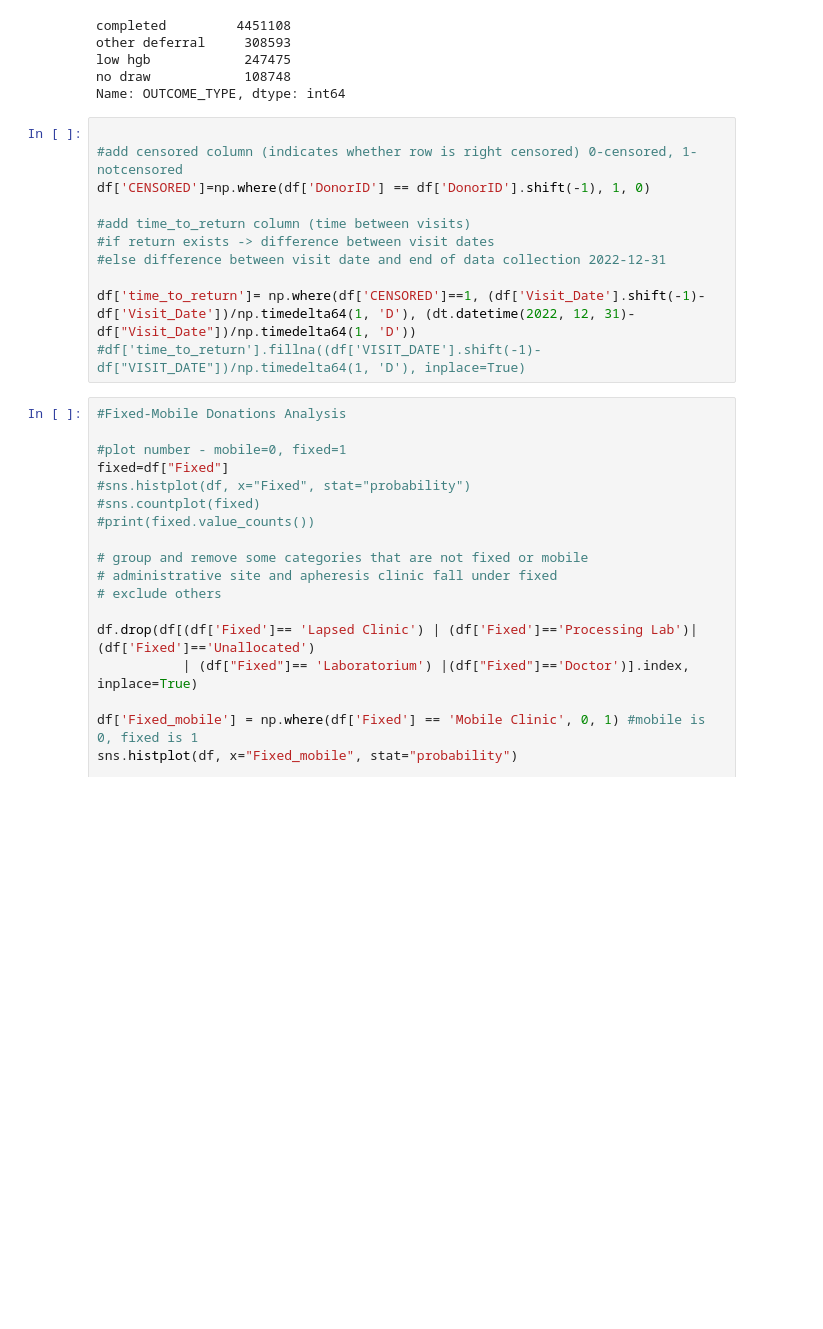
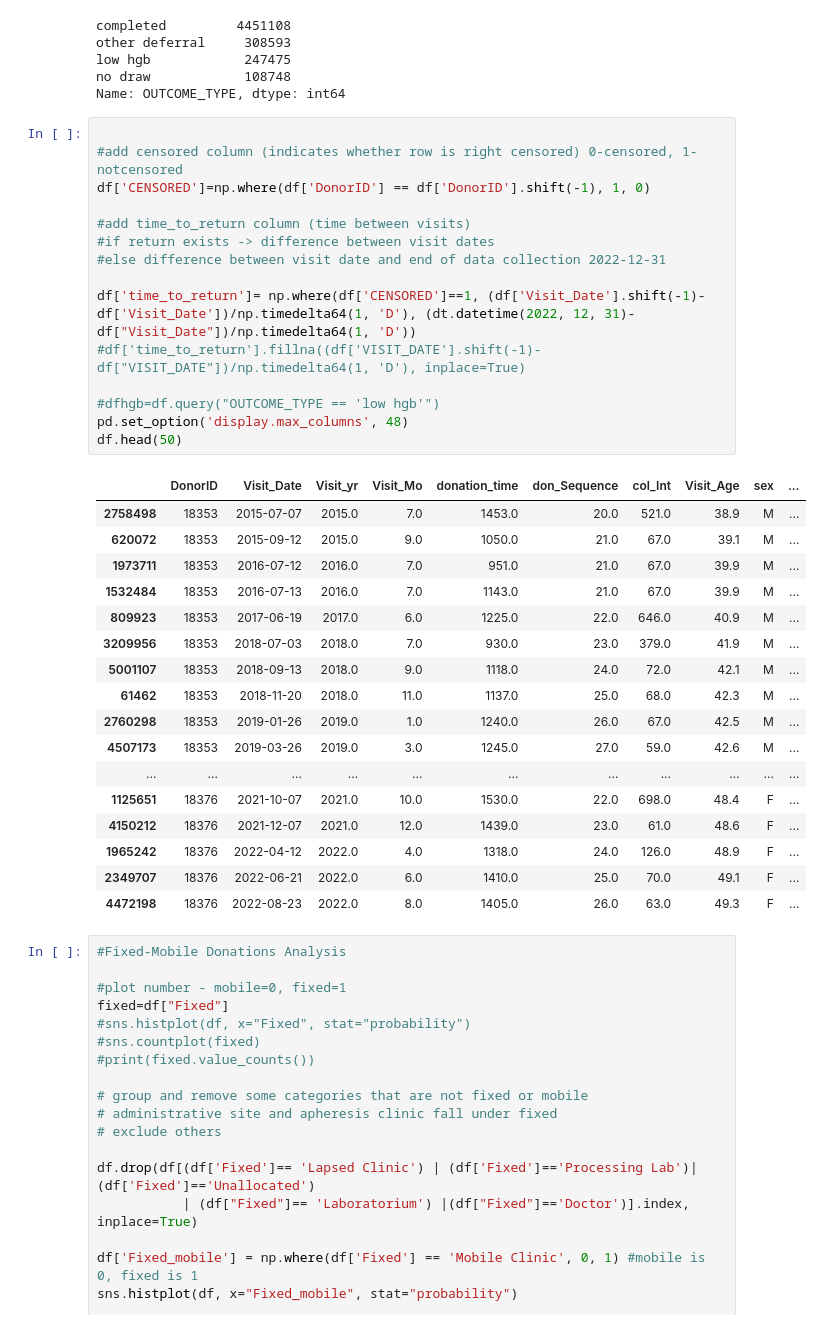
Before and after one commit to altonrus/donor-return-dynamics, a Jupyter notebook: 2_scripts/01_1_preprocessing (SANBS).ipynb, the cells around one changed output. Cells and saved outputs as stored; diff of their text form; blank space fills up the shorter version.

```diff
--- a/2_scripts/01_1_preprocessing (SANBS).ipynb
+++ b/2_scripts/01_1_preprocessing (SANBS).ipynb
@@ -73,14 +69,36 @@ Name: OUTCOME_TYPE, dtype: int64
 # %%
 
 #add censored column (indicates whether row is right censored) 0-censored, 1-notcensored
 df['CENSORED']=np.where(df['DonorID'] == df['DonorID'].shift(-1), 1, 0)
 
 #add time_to_return column (time between visits)
 #if return exists -> difference between visit dates
 #else difference between visit date and end of data collection 2022-12-31
 
 df['time_to_return']= np.where(df['CENSORED']==1, (df['Visit_Date'].shift(-1)-df['Visit_Date'])/np.timedelta64(1, 'D'), (dt.datetime(2022, 12, 31)-df["Visit_Date"])/np.timedelta64(1, 'D'))
 #df['time_to_return'].fillna((df['VISIT_DATE'].shift(-1)-df["VISIT_DATE"])/np.timedelta64(1, 'D'), inplace=True)
+
+#dfhgb=df.query("OUTCOME_TYPE == 'low hgb'")
+pd.set_option('display.max_columns', 48)
+df.head(50)
+# %% [output]
+|  | DonorID | Visit_Date | Visit_yr | Visit_Mo | donation_time | don_Sequence | col_Int | Visit_Age | sex | ... |
+| 2758498 | 18353 | 2015-07-07 | 2015.0 | 7.0 | 1453.0 | 20.0 | 521.0 | 38.9 | M | ... |
+| 620072 | 18353 | 2015-09-12 | 2015.0 | 9.0 | 1050.0 | 21.0 | 67.0 | 39.1 | M | ... |
+| 1973711 | 18353 | 2016-07-12 | 2016.0 | 7.0 | 951.0 | 21.0 | 67.0 | 39.9 | M | ... |
+| 1532484 | 18353 | 2016-07-13 | 2016.0 | 7.0 | 1143.0 | 21.0 | 67.0 | 39.9 | M | ... |
+| 809923 | 18353 | 2017-06-19 | 2017.0 | 6.0 | 1225.0 | 22.0 | 646.0 | 40.9 | M | ... |
+| 3209956 | 18353 | 2018-07-03 | 2018.0 | 7.0 | 930.0 | 23.0 | 379.0 | 41.9 | M | ... |
+| 5001107 | 18353 | 2018-09-13 | 2018.0 | 9.0 | 1118.0 | 24.0 | 72.0 | 42.1 | M | ... |
+| 61462 | 18353 | 2018-11-20 | 2018.0 | 11.0 | 1137.0 | 25.0 | 68.0 | 42.3 | M | ... |
+| 2760298 | 18353 | 2019-01-26 | 2019.0 | 1.0 | 1240.0 | 26.0 | 67.0 | 42.5 | M | ... |
+| 4507173 | 18353 | 2019-03-26 | 2019.0 | 3.0 | 1245.0 | 27.0 | 59.0 | 42.6 | M | ... |
+| ... | ... | ... | ... | ... | ... | ... | ... | ... | ... | ... |
+| 1125651 | 18376 | 2021-10-07 | 2021.0 | 10.0 | 1530.0 | 22.0 | 698.0 | 48.4 | F | ... |
+| 4150212 | 18376 | 2021-12-07 | 2021.0 | 12.0 | 1439.0 | 23.0 | 61.0 | 48.6 | F | ... |
+| 1965242 | 18376 | 2022-04-12 | 2022.0 | 4.0 | 1318.0 | 24.0 | 126.0 | 48.9 | F | ... |
+| 2349707 | 18376 | 2022-06-21 | 2022.0 | 6.0 | 1410.0 | 25.0 | 70.0 | 49.1 | F | ... |
+| 4472198 | 18376 | 2022-08-23 | 2022.0 | 8.0 | 1405.0 | 26.0 | 63.0 | 49.3 | F | ... |
 # %%
 #Fixed-Mobile Donations Analysis
 
```
Also changed, not shown: parts of 9 cells of this notebook, 3 other files.
